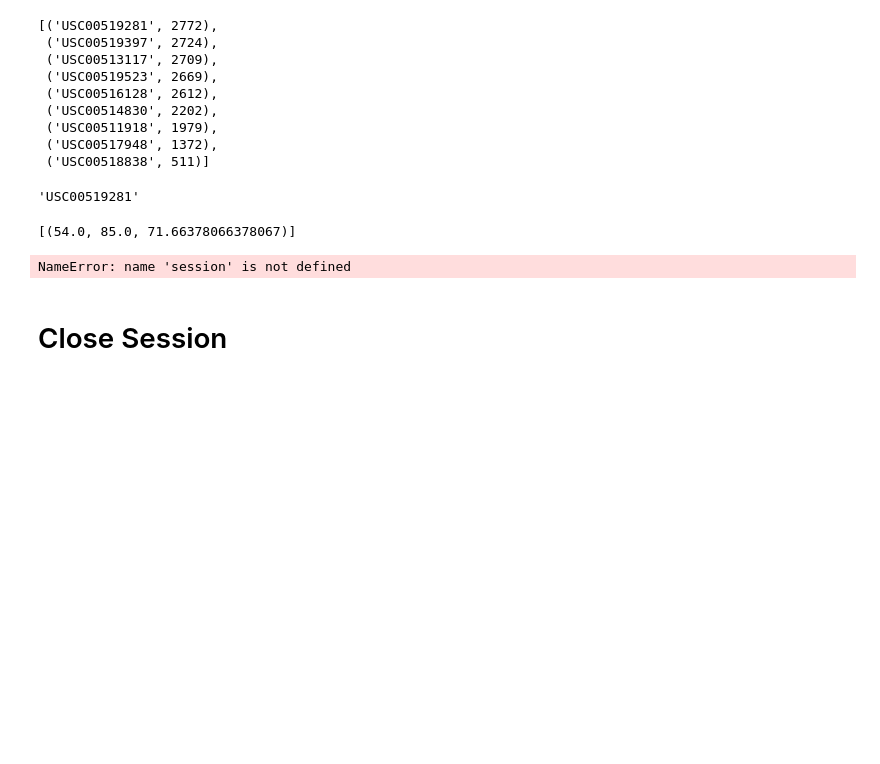
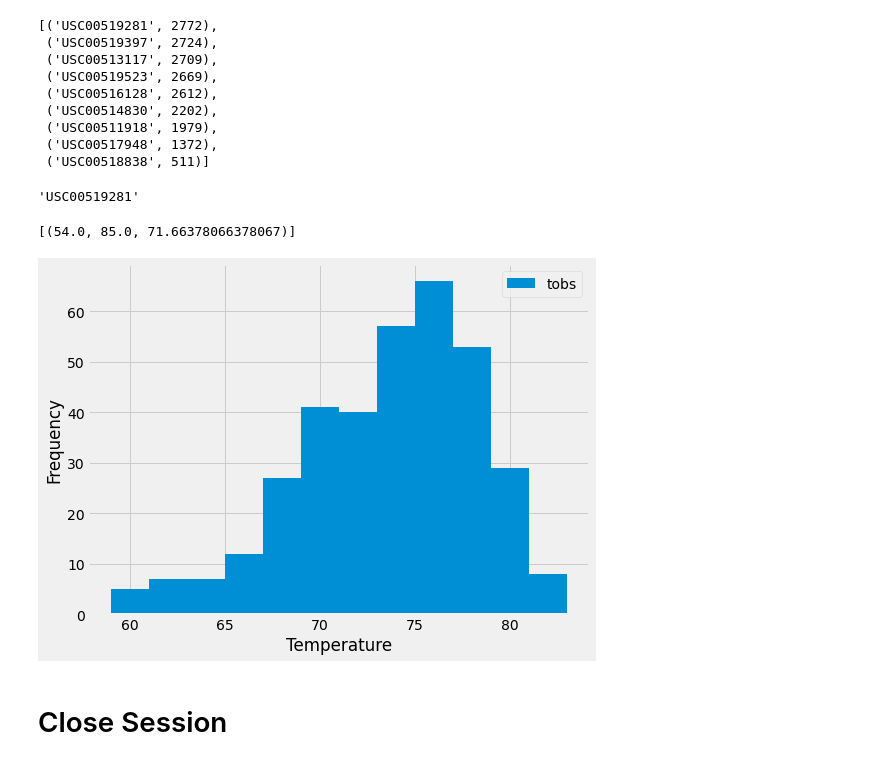
Before and after one commit to DeviBalao/sqlalchemy-challenge, a Jupyter notebook: climate_starter.ipynb, the cells around one changed output. Saved outputs shown, nothing was run; the diff lists cells and outputs as text; code cells hidden in the pictures; blank space fills up the shorter version.

```diff
--- a/climate_starter.ipynb
+++ b/climate_starter.ipynb
@@ -44,3 +44,11 @@ recent_date = session.query(Measurement.date).order_by(Measurement.date.desc()).
 recent_date
 # %% [output]
 ('2017-08-23',)
+# %%
+# From the recent date, get year, month and date seperately
+latest_date  = str(recent_date)
+r_year = int(latest_date[2:6])
+r_month = int(latest_date[7:9])
+r_date = int(latest_date[10:12])
+
+print({r_year},{r_month},{r_date})
@@ -49,7 +59,7 @@ recent_date
 # Starting from the most recent data point in the database.
 
 # Calculate the date one year from the last date in data set.
-last_year_date = str(dt.date(2017,8,23) - dt.timedelta(days=365))
+last_year_date = str(dt.date(r_year,r_month,r_date) - dt.timedelta(days=365))
 #last_year_date
 
 # Perform a query to retrieve the data and precipitation scores
@@ -65,6 +75,14 @@ precp_df.dropna(inplace = True)
 
 # Sort the dataframe by date
 precp_df = precp_df.sort_values(['Date'])
-precp_df.head()
+#precp_df.head()
 
 # Use Pandas Plotting with Matplotlib to plot the data
+precp_df.plot(kind='bar', figsize = (8,6), width=20,grid = True)
+xticks_list = ["2016-08-23", "2016-11-09", "2017-01-28", "2017-04-18", "2017-07-10"]
+plt.ylabel("Inches")
+plt.xlabel("Date")
+plt.tight_layout()
+tick_locations = [value for value in range(0,precp_df['Date'].count(),450)]
+plt.xticks(tick_locations, xticks_list)
+plt.show()
@@ -147,8 +129,9 @@ active_stations
  ('USC00517948', 1372),
  ('USC00518838', 511)]
 # %%
-# The most active station id
-active_stations[0]
+# Get the most active station id
+station_id, row_count = active_stations[0]
+station_id
 # %% [output]
 'USC00519281'
 # %%
@@ -165,20 +147,19 @@ most_active_station_data
 # %%
 # Using the most active station id
 # Query the last 12 months of temperature observation data for this station and plot the results as a histogram
-
 last_month_temp_data = session.query(Measurement.tobs).\
-                        filter(Measurement.station==active_stations[0]).\
+                        filter(Measurement.station==station_id).\
                         filter(Measurement.date >= last_year_date).all()
 
 # Convert the result to a DataFrame
 last_month_temp_data_df = pd.DataFrame(last_month_temp_data)
 
  # Plot the Histogram
 last_month_temp_data_df.plot(kind = 'hist',bins = 12,figsize=(8,6))
 plt.xlabel('Temperature')
 plt.show()
 # %% [output]
-NameError: name 'session' is not defined
+[figure, added]
 # %% [markdown]
 # Close Session
 # %%
```
Also changed, not shown: parts of 5 cells of this notebook, 1 other file.
